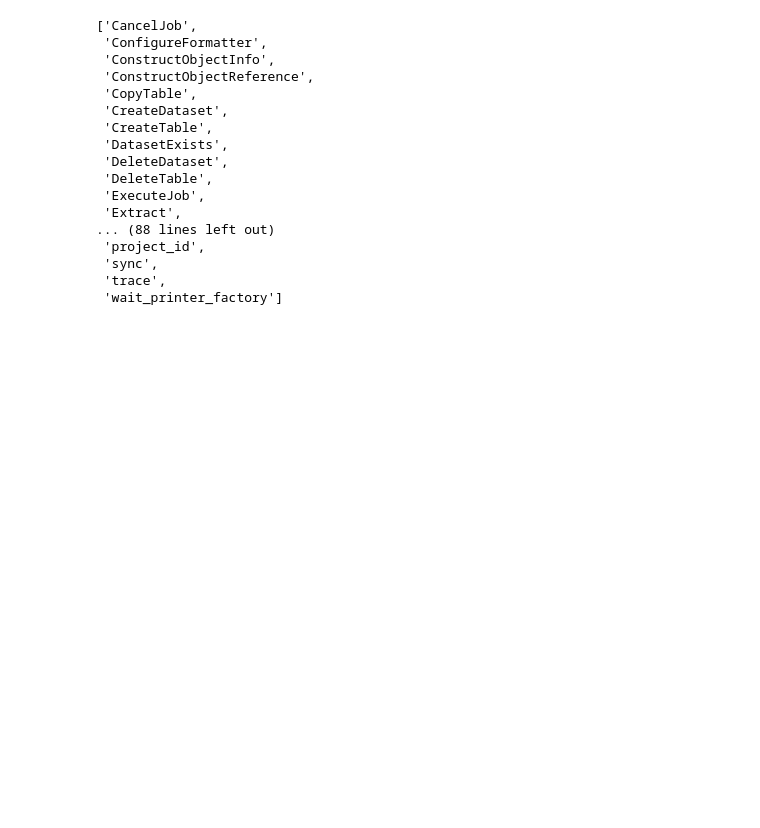
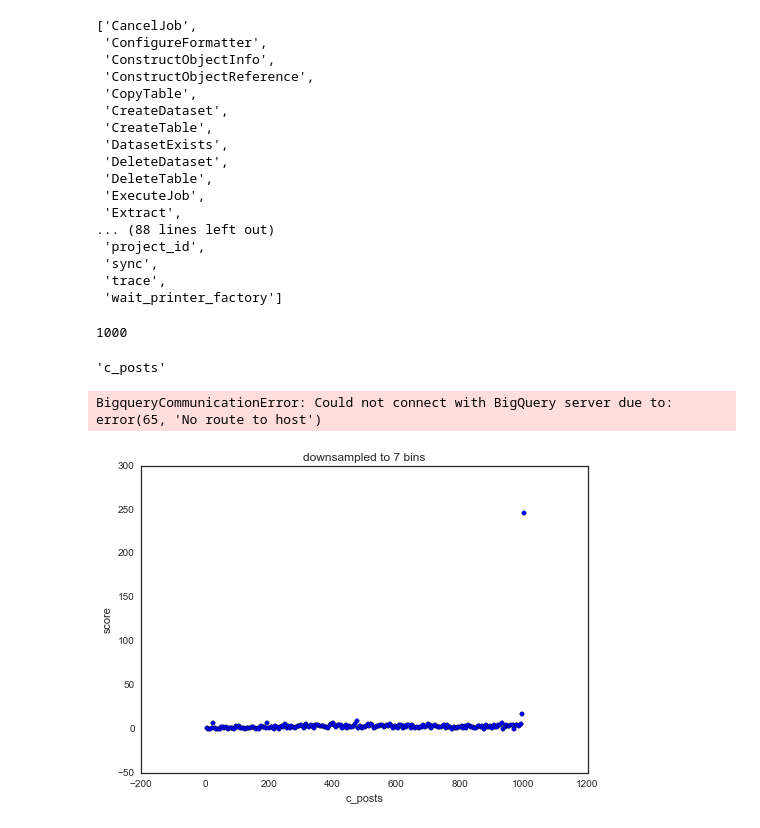
Before and after one commit to askerry/bqpy, a Jupyter notebook: bq_basic_template.ipynb, the cells around one changed output. Cells and saved outputs as stored; diff of their text form; code cells hidden in the pictures; blank space fills up the shorter version.

```diff
--- a/bq_basic_template.ipynb
+++ b/bq_basic_template.ipynb
@@ -257,0 +299,16 @@ dir(client)
+# %%
+df1['c_posts'].max()
+# %% [output]
+1000
+# %%
+df1.active_col
+# %% [output]
+'c_posts'
+# %%
+scatterseries=df1.scatter('c_posts', 'score')
+# %% [output]
+BigqueryCommunicationError: Could not connect with BigQuery server due to: error(65, 'No route to host')
+# %%
+series=plot_scatter(scatterdf, 'c_posts', 'score')
+# %% [output]
+[figure, added]
```
Also changed, not shown: parts of 10 cells of this notebook, 4 other files.
